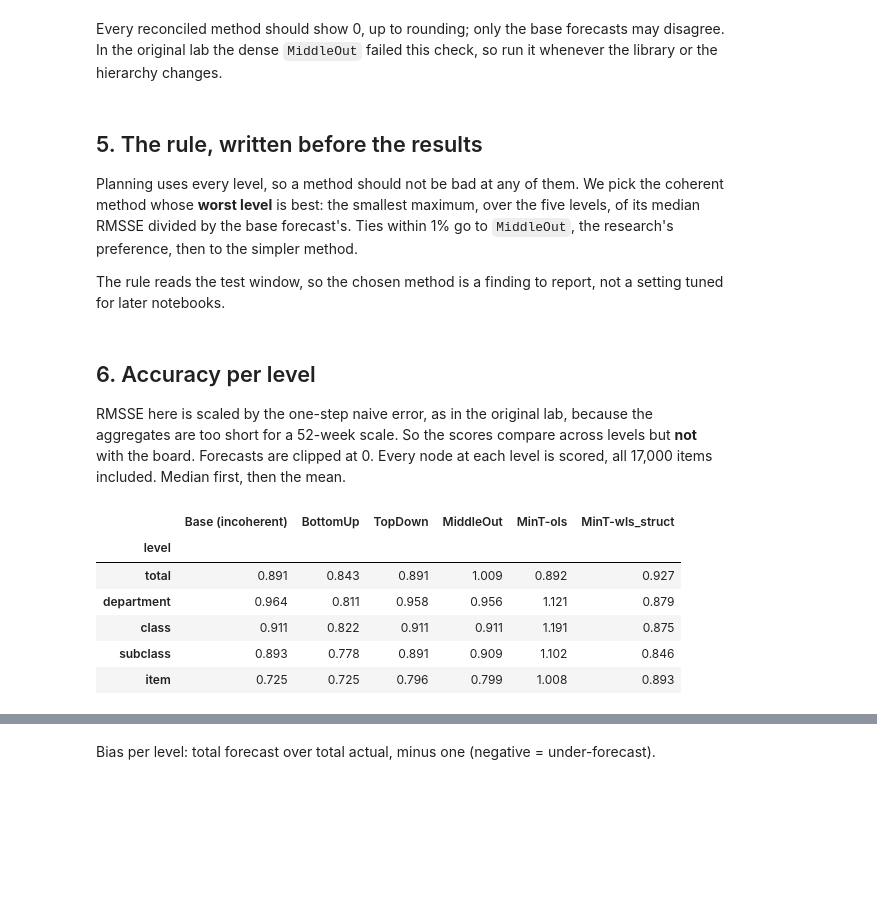
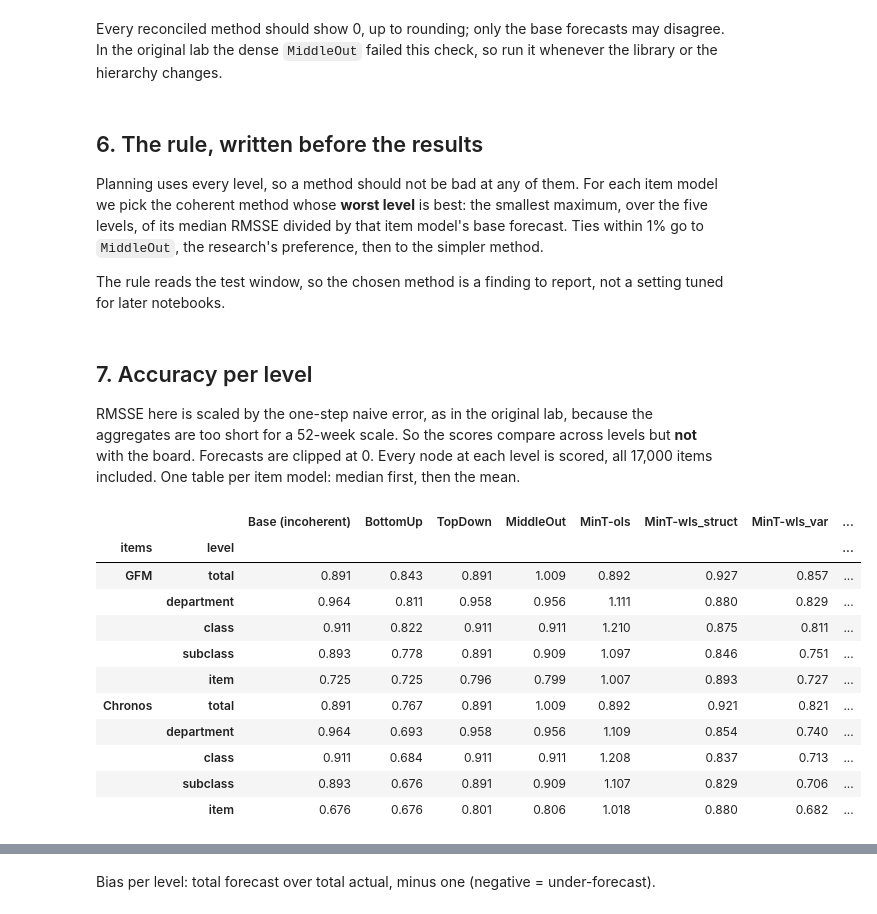
Before and after one commit to tackes/time-series-forecasting-bootcamp, a Jupyter notebook: day2_neural/code_full/08_hierarchy_reconcile.ipynb, the cells around one changed output, grey strips where cells are left out. Saved outputs shown, nothing was run; the diff lists cells and outputs as text; code cells hidden in the pictures; blank space fills up the shorter version.

```diff
--- a/day2_neural/code_full/08_hierarchy_reconcile.ipynb
+++ b/day2_neural/code_full/08_hierarchy_reconcile.ipynb
@@ -131,6 +158,3 @@ bottom.loc[over, ["unique_id", "ds", "Base", "train_max"]].nlargest(5, "Base")
-# %%
-bottom["Base"] = bottom["Base"].clip(upper=ceiling).astype("float32")
-bottom = bottom.drop(columns="train_max")
 # %% [markdown]
 <!-- DRAFT: Graeme to edit -->
 ## 2. Build the hierarchy
@@ -254,0 +388,12 @@ reconciled in 11.7s
+# %%
+upper = gd.cached(f"08_upper_base_{upper_model}",
+                  partial(upper_forecast, upper_model, nodes_test, bc.TEST_START))
+upper["ds"] = pd.to_datetime(upper["ds"])
+upper_ets = gd.cached("08_upper_base_ETS", partial(upper_forecast, "ETS", nodes_test,
+                                                   bc.TEST_START))
+upper_ets["ds"] = pd.to_datetime(upper_ets["ds"])
+upper_both = upper_ets.rename(columns={"Base": "ETS"}).merge(
+    upper.rename(columns={"Base": f"{upper_model} (chosen)"}), on=["unique_id", "ds"])
+upper_cols = [c for c in upper_both.columns if c not in ("unique_id", "ds")]
+upper_test = level_scores(upper_both, Y_test, Y_train, upper_cols).loc[UPPER_LEVELS]
+upper_test.round(3)
@@ -271,11 +642,12 @@ def coherence(Y_rec: pd.DataFrame, method: str) -> dict:
 
 
 COHERENCE_TOL = 1e-6        # allowed gap, as a share of the average weekly total
-checks = pd.DataFrame({m: coherence(Y_rec, m) for m in methods}).T
 total_size = Y_train[Y_train["unique_id"] == "Total"]["y"].mean()
 tolerance = COHERENCE_TOL * total_size
-incoherent = [m for m in methods if m != "Base (incoherent)"
-              and checks.loc[m].max() > tolerance]
+checks = pd.concat({arm: pd.DataFrame({m: coherence(Y_rec[arm], m) for m in methods}).T
+                    for arm in ARMS}, names=["items", "method"])
+incoherent = sorted({m for (arm, m), row in checks.iterrows()
+                     if m != "Base (incoherent)" and row.max() > tolerance})
 print("fails the coherence check, dropped:", incoherent)
 methods = [m for m in methods if m not in incoherent]
 checks.round(4)
@@ -295,38 +678,50 @@ In the original lab the dense `MiddleOut` failed this check, so run it whenever
 or the hierarchy changes.
 # %% [markdown]
 <!-- DRAFT: Graeme to edit -->
-## 5. The rule, written before the results
+## 6. The rule, written before the results
 
-Planning uses every level, so a method should not be bad at any of them. We pick the
-coherent method whose **worst level** is best: the smallest maximum, over the five levels, of
-its median RMSSE divided by the base forecast's. Ties within 1% go to `MiddleOut`, the
-research's preference, then to the simpler method.
+Planning uses every level, so a method should not be bad at any of them. For each item
+model we pick the coherent method whose **worst level** is best: the smallest maximum, over
+the five levels, of its median RMSSE divided by that item model's base forecast. Ties within
+1% go to `MiddleOut`, the research's preference, then to the simpler method.
 
 The rule reads the test window, so the chosen method is a finding to report, not a setting
 tuned for later notebooks.
 # %% [markdown]
 <!-- DRAFT: Graeme to edit -->
-## 6. Accuracy per level
+## 7. Accuracy per level
 
 RMSSE here is scaled by the one-step naive error, as in the original lab, because the
 aggregates are too short for a 52-week scale. So the scores compare across levels but **not**
 with the board. Forecasts are clipped at 0. Every node at each level is scored, all 17,000
-items included. Median first, then the mean.
+items included. One table per item model: median first, then the mean.
 # %%
-scored = Y_rec.merge(Y_test, on=["unique_id", "ds"])
-scored[methods] = scored[methods].clip(lower=0)
-ev = evaluate(scored, metrics=[partial(rmsse, seasonality=1)], models=methods,
-              train_df=Y_train)
-ev["level"] = ev["unique_id"].map(level_of)
-by_level = ev.groupby("level")[methods].median().loc[LEVELS]
-by_level_mean = ev.groupby("level")[methods].mean().loc[LEVELS]
-by_level.round(3)
+by_level = {}
+by_level_mean = {}
+bias = {}
+for arm in ARMS:
+    scored = Y_rec[arm].merge(Y_test, on=["unique_id", "ds"])
+    scored[methods] = scored[methods].clip(lower=0)
+    ev = evaluate(scored, metrics=[partial(rmsse, seasonality=1)], models=methods,
+                  train_df=Y_train)
+    ev["level"] = ev["unique_id"].map(level_of)
+    by_level[arm] = ev.groupby("level")[methods].median().loc[LEVELS]
+    by_level_mean[arm] = ev.groupby("level")[methods].mean().loc[LEVELS]
+    sums = scored.assign(level=scored["unique_id"].map(level_of)).groupby("level")
+    totals = sums[methods + ["y"]].sum()
+    bias[arm] = totals[methods].div(totals["y"], axis=0).sub(1).loc[LEVELS]
+pd.concat(by_level, names=["items", "level"]).round(3)
 # %% [output]
-|  | Base (incoherent) | BottomUp | TopDown | MiddleOut | MinT-ols | MinT-wls_struct |
-| level |  |  |  |  |  |  |
-| total | 0.891 | 0.843 | 0.891 | 1.009 | 0.892 | 0.927 |
-| department | 0.964 | 0.811 | 0.958 | 0.956 | 1.121 | 0.879 |
-| class | 0.911 | 0.822 | 0.911 | 0.911 | 1.191 | 0.875 |
-| subclass | 0.893 | 0.778 | 0.891 | 0.909 | 1.102 | 0.846 |
-| item | 0.725 | 0.725 | 0.796 | 0.799 | 1.008 | 0.893 |
+|  |  | Base (incoherent) | BottomUp | TopDown | MiddleOut | MinT-ols | MinT-wls_struct | MinT-wls_var | ... |
+| items | level |  |  |  |  |  |  |  | ... |
+| GFM | total | 0.891 | 0.843 | 0.891 | 1.009 | 0.892 | 0.927 | 0.857 | ... |
+|  | department | 0.964 | 0.811 | 0.958 | 0.956 | 1.111 | 0.880 | 0.829 | ... |
+|  | class | 0.911 | 0.822 | 0.911 | 0.911 | 1.210 | 0.875 | 0.811 | ... |
+|  | subclass | 0.893 | 0.778 | 0.891 | 0.909 | 1.097 | 0.846 | 0.751 | ... |
+|  | item | 0.725 | 0.725 | 0.796 | 0.799 | 1.007 | 0.893 | 0.727 | ... |
+| Chronos | total | 0.891 | 0.767 | 0.891 | 1.009 | 0.892 | 0.921 | 0.821 | ... |
+|  | department | 0.964 | 0.693 | 0.958 | 0.956 | 1.109 | 0.854 | 0.740 | ... |
+|  | class | 0.911 | 0.684 | 0.911 | 0.911 | 1.208 | 0.837 | 0.713 | ... |
+|  | subclass | 0.893 | 0.676 | 0.891 | 0.909 | 1.107 | 0.829 | 0.706 | ... |
+|  | item | 0.676 | 0.676 | 0.801 | 0.806 | 1.018 | 0.880 | 0.682 | ... |
 # %%
```
Also changed, not shown: parts of 39 cells of this notebook, 16 other files.
